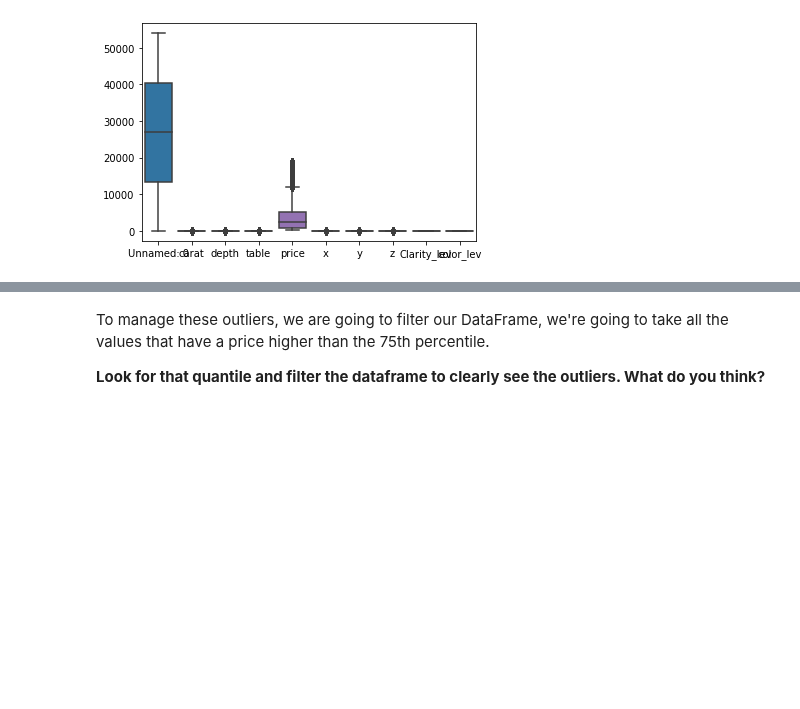
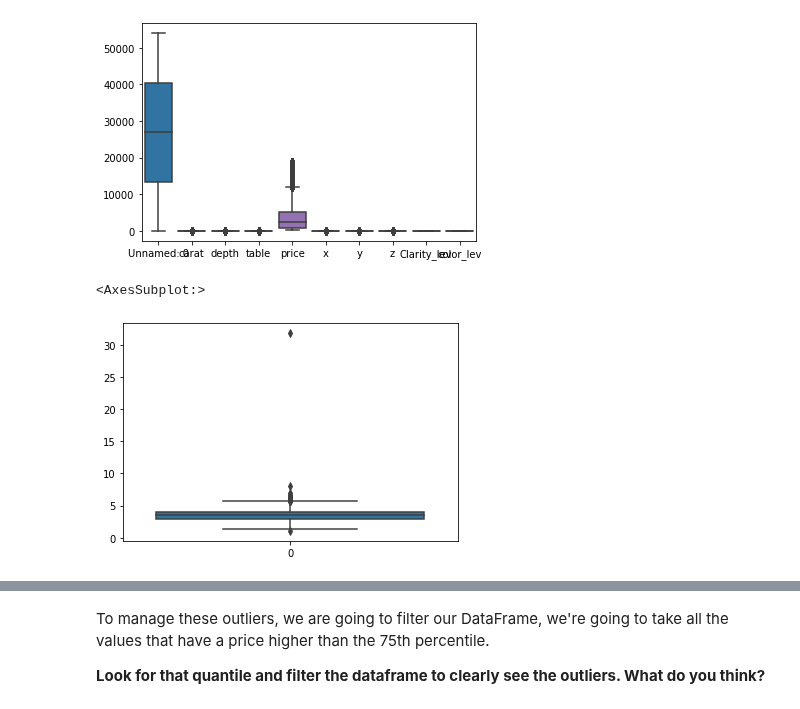
Before and after one commit to jmolendijk/dataV2-labs, a Jupyter notebook: module-2/M2-mini-project1/1.-Data Cleaning.ipynb, the cells around one changed output, grey strips where cells are left out. Cells and saved outputs as stored; diff of their text form; code cells hidden in the pictures; blank space fills up the shorter version.

```diff
--- a/module-2/M2-mini-project1/1.-Data Cleaning.ipynb
+++ b/module-2/M2-mini-project1/1.-Data Cleaning.ipynb
@@ -410,3 +403,8 @@ sns.boxplot(data=diamonds)
 # %% [output]
 <AxesSubplot:>
 [figure]
+# %%
+sns.boxplot(data=diamonds['z'])
+# %% [output]
+<AxesSubplot:>
+[figure, added]
```
Also changed, not shown: parts of 29 cells of this notebook, 4 other files.
